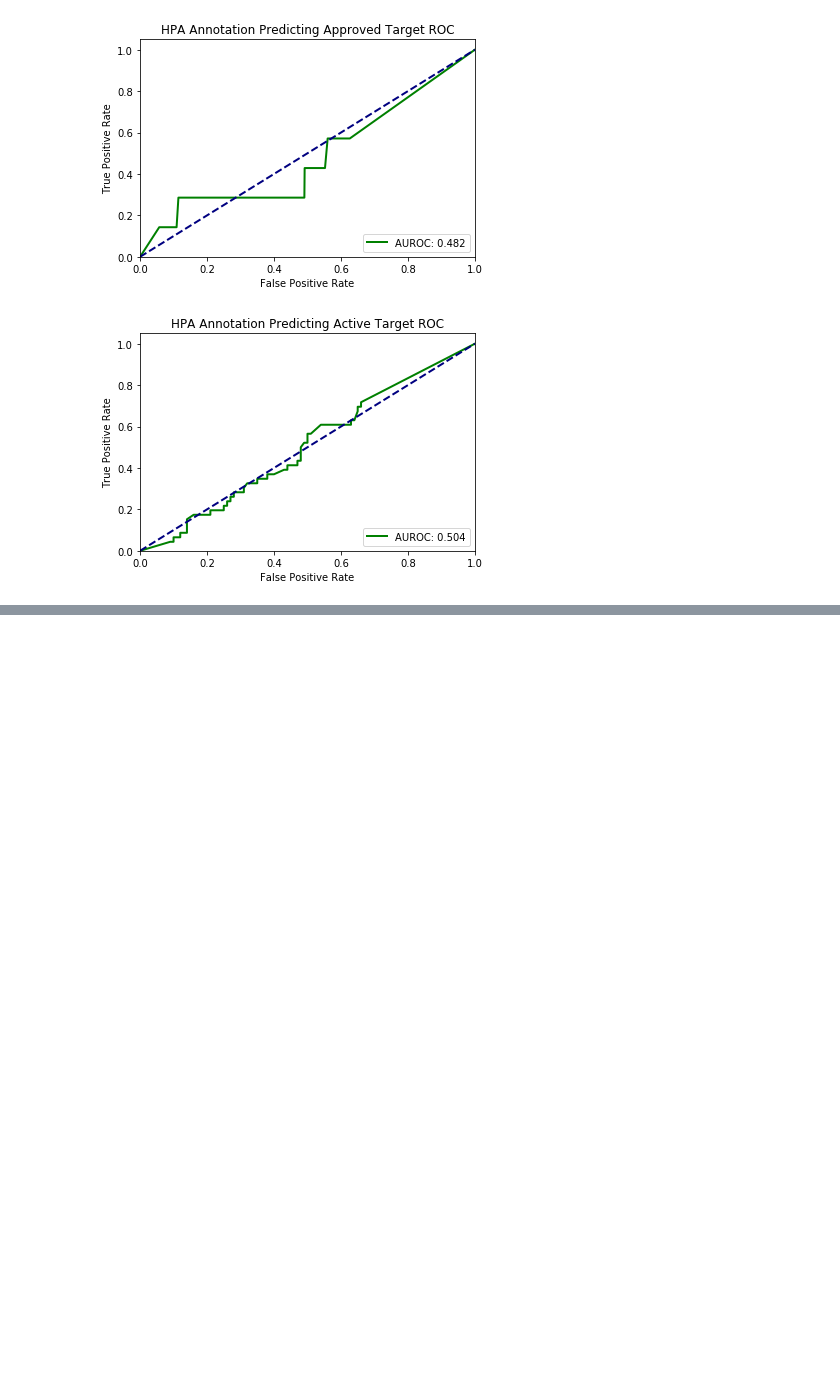
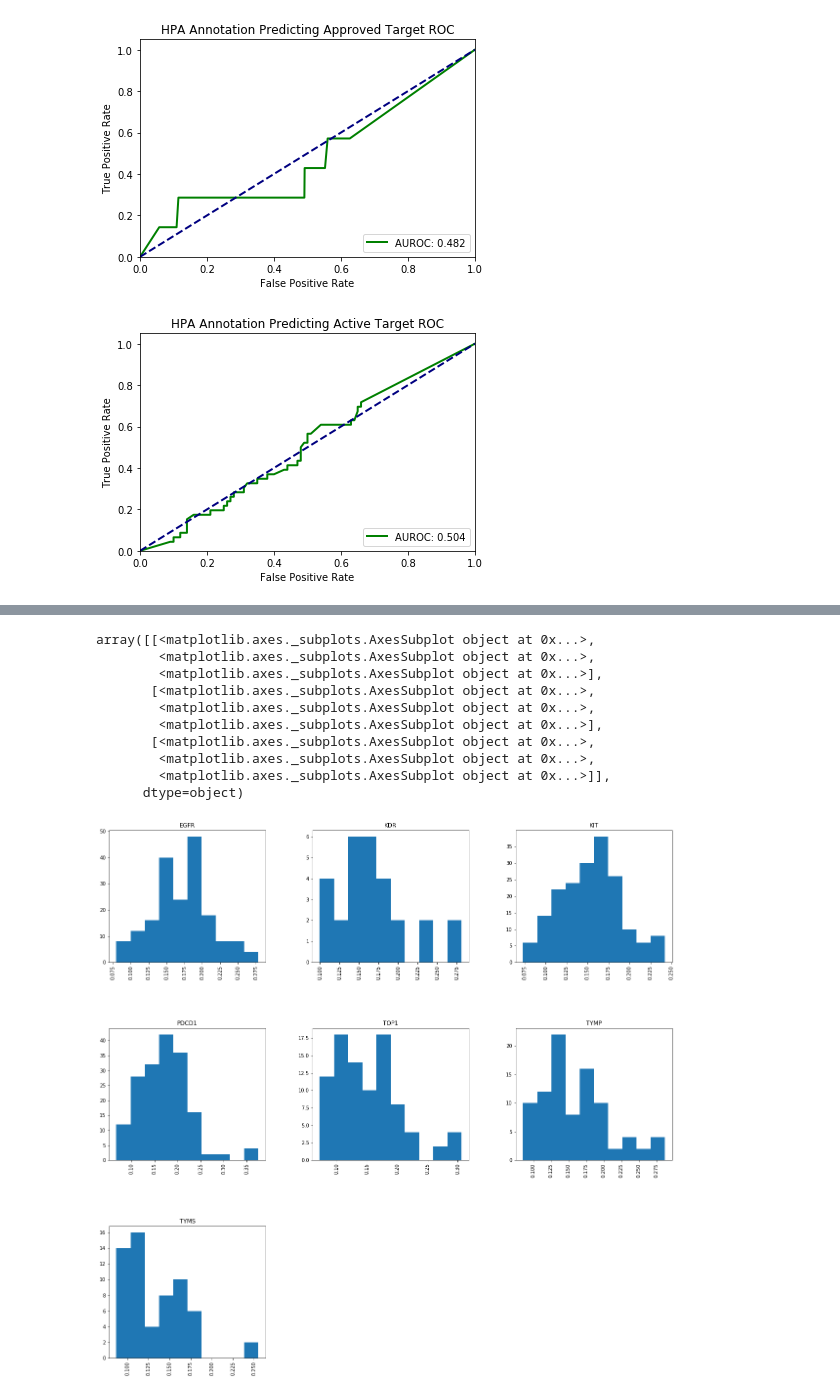
Before and after one commit to martinkang93/hpa_image_analysis, a Jupyter notebook: notebooks/Experiment 4c HPA annotation as a metric to predict drug target.ipynb, the cells around one changed output, grey strips where cells are left out. Cells and saved outputs as stored; diff of their text form; code cells hidden in the pictures; blank space fills up the shorter version.

```diff
--- a/notebooks/Experiment 4c HPA annotation as a metric to predict drug target.ipynb
+++ b/notebooks/Experiment 4c HPA annotation as a metric to predict drug target.ipynb
@@ -123,0 +158,15 @@ plot_roc_curve(target_diff_df['active'], target_diff_df['fraction_diff'], 'HPA A
+# %%
+import matplotlib.pyplot as plt
+dist_df[dist_df['approved']==1].hist('c_dist', by='gene_a', figsize=(20, 20))
+# %% [output]
+array([[<matplotlib.axes._subplots.AxesSubplot object at 0x...>,
+        <matplotlib.axes._subplots.AxesSubplot object at 0x...>,
+        <matplotlib.axes._subplots.AxesSubplot object at 0x...>],
+       [<matplotlib.axes._subplots.AxesSubplot object at 0x...>,
+        <matplotlib.axes._subplots.AxesSubplot object at 0x...>,
+        <matplotlib.axes._subplots.AxesSubplot object at 0x...>],
+       [<matplotlib.axes._subplots.AxesSubplot object at 0x...>,
+        <matplotlib.axes._subplots.AxesSubplot object at 0x...>,
+        <matplotlib.axes._subplots.AxesSubplot object at 0x...>]],
+      dtype=object)
+[figure, added]
```
Also changed, not shown: parts of 10 cells of this notebook, 4 other files.
